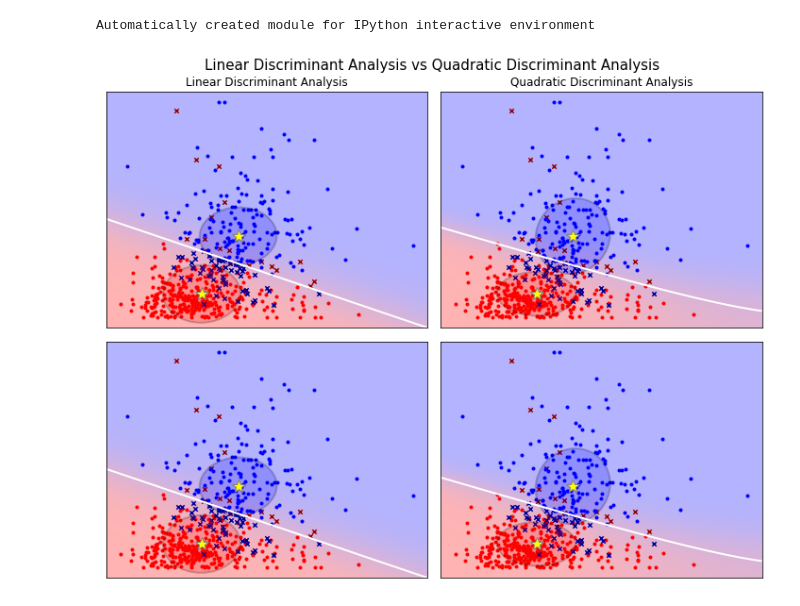
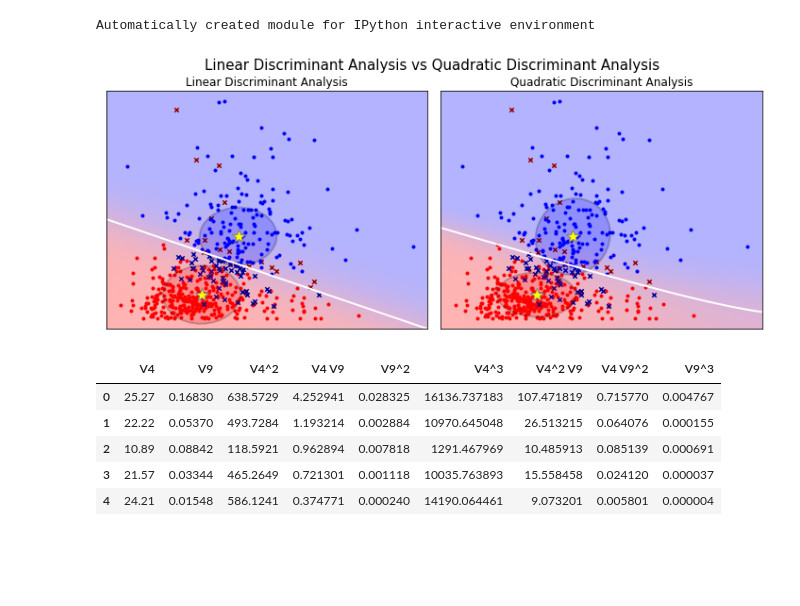
Before and after one commit to moticilla/classificationproblem, a Jupyter notebook: py_classification.ipynb, the cells around one changed output. Cells and saved outputs as stored; diff of their text form; code cells hidden in the pictures; blank space fills up the shorter version.

```diff
--- a/py_classification.ipynb
+++ b/py_classification.ipynb
@@ -268,27 +246,26 @@ def plot_lda_cov(lda, splot):
 def plot_qda_cov(qda, splot):
     plot_ellipse(splot, qda.means_[0], qda.covariance_[0], 'red')
     plot_ellipse(splot, qda.means_[1], qda.covariance_[1], 'blue')
-
-
-plt.figure(figsize=(10, 8), facecolor='white')
-plt.suptitle('Linear Discriminant Analysis vs Quadratic Discriminant Analysis',
-             y=0.98, fontsize=15)
-for i, (X, y) in enumerate([dataset_fixed_cov(), dataset_cov()]):
-    # Linear Discriminant Analysis
-    lda = LinearDiscriminantAnalysis(solver="svd", store_covariance=True)
-    y_pred = lda.fit(X, y).predict(X)
-    splot = plot_data(lda, X, y, y_pred, fig_index=2 * i + 1)
-    plot_lda_cov(lda, splot)
-    plt.axis('tight')
-
-    # Quadratic Discriminant Analysis
-    qda = QuadraticDiscriminantAnalysis(store_covariance=True)
-    y_pred = qda.fit(X, y).predict(X)
-    splot = plot_data(qda, X, y, y_pred, fig_index=2 * i + 2)
-    plot_qda_cov(qda, splot)
-    plt.axis('tight')
-plt.tight_layout()
-plt.subplots_adjust(top=0.92)
-plt.show()
-# %% [output]
-[figure, removed]
+# %%
+plt.figure(figsize=(10, 8), facecolor='white')
+plt.suptitle('Linear Discriminant Analysis vs Quadratic Discriminant Analysis',
+             y=0.98, fontsize=15)
+for i, (X, y) in enumerate([dataset_fixed_cov()]):
+    # Linear Discriminant Analysis
+    lda = LinearDiscriminantAnalysis(solver="svd", store_covariance=True)
+    y_pred = lda.fit(X, y).predict(X)
+    splot = plot_data(lda, X, y, y_pred, fig_index=2 * i + 1)
+    plot_lda_cov(lda, splot)
+    plt.axis('tight')
+
+    # Quadratic Discriminant Analysis
+    qda = QuadraticDiscriminantAnalysis(store_covariance=True)
+    y_pred = qda.fit(X, y).predict(X)
+    splot = plot_data(qda, X, y, y_pred, fig_index=2 * i + 2)
+    plot_qda_cov(qda, splot)
+    plt.axis('tight')
+plt.tight_layout()
+plt.subplots_adjust(top=0.92)
+plt.show()
+# %% [output]
+[figure, added]
@@ -294,0 +306,24 @@ plt.show()
+# %%
+# Create interaction terms (interaction of each regressor pair + polynomial)
+#Interaction terms need to be created in both the test and train datasets
+interaction2 = PolynomialFeatures(degree=2, include_bias=False, interaction_only=False, order='C') #second degree
+interaction3 = PolynomialFeatures(degree=3, include_bias=False, interaction_only=False, order='C') #third degree
+
+#traning
+X_train_2 = pd.DataFrame(interaction2.fit_transform(X_train), columns=interaction2.get_feature_names(input_features=X_train.columns))
+X_train_3 = pd.DataFrame(interaction3.fit_transform(X_train), columns=interaction3.get_feature_names(input_features=X_train.columns))
+
+X_train_2.head()
+
+#test
+X_test_2 = pd.DataFrame(interaction2.fit_transform(X_test), columns=interaction2.get_feature_names(input_features=X_train.columns))
+X_test_3 = pd.DataFrame(interaction3.fit_transform(X_test), columns=interaction3.get_feature_names(input_features=X_train.columns))
+
+X_test_3.head()
+# %% [output]
+|  | V4 | V9 | V4^2 | V4 V9 | V9^2 | V4^3 | V4^2 V9 | V4 V9^2 | V9^3 |
+| 0 | 25.27 | 0.16830 | 638.5729 | 4.252941 | 0.028325 | 16136.737183 | 107.471819 | 0.715770 | 0.004767 |
+| 1 | 22.22 | 0.05370 | 493.7284 | 1.193214 | 0.002884 | 10970.645048 | 26.513215 | 0.064076 | 0.000155 |
+| 2 | 10.89 | 0.08842 | 118.5921 | 0.962894 | 0.007818 | 1291.467969 | 10.485913 | 0.085139 | 0.000691 |
+| 3 | 21.57 | 0.03344 | 465.2649 | 0.721301 | 0.001118 | 10035.763893 | 15.558458 | 0.024120 | 0.000037 |
+| 4 | 24.21 | 0.01548 | 586.1241 | 0.374771 | 0.000240 | 14190.064461 | 9.073201 | 0.005801 | 0.000004 |
```
Also changed, not shown: parts of 10 cells of this notebook, 1 other file.
